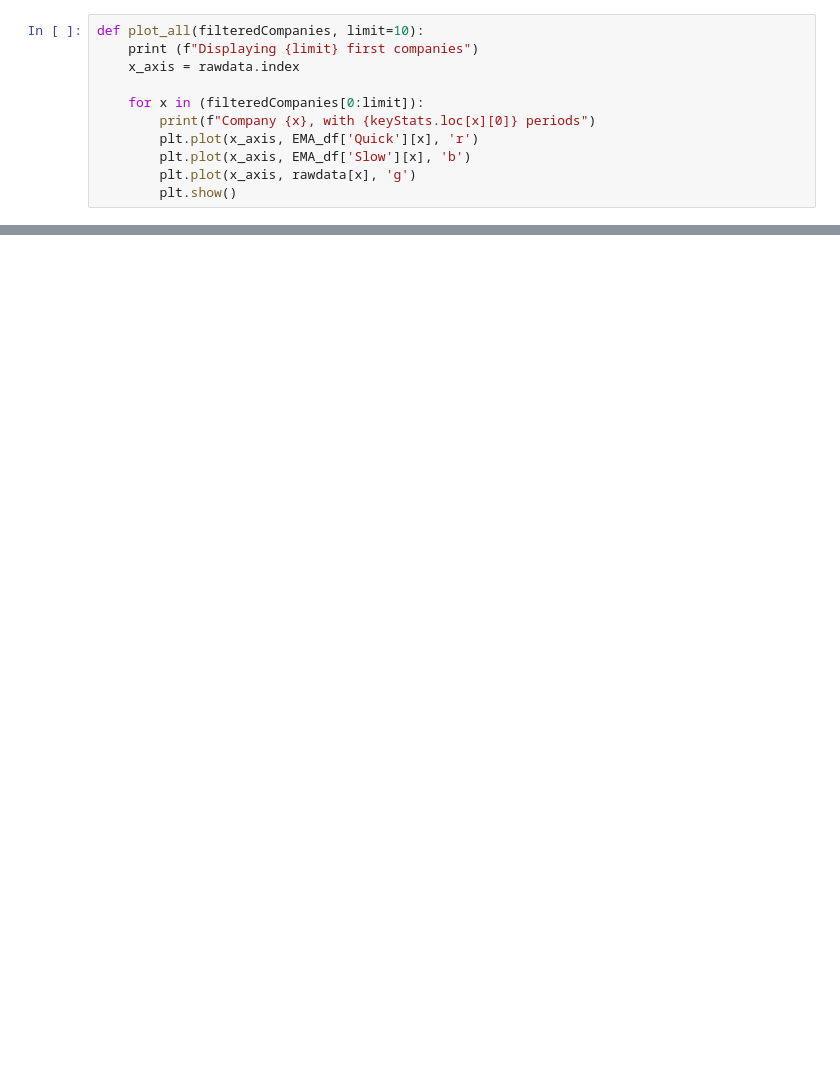
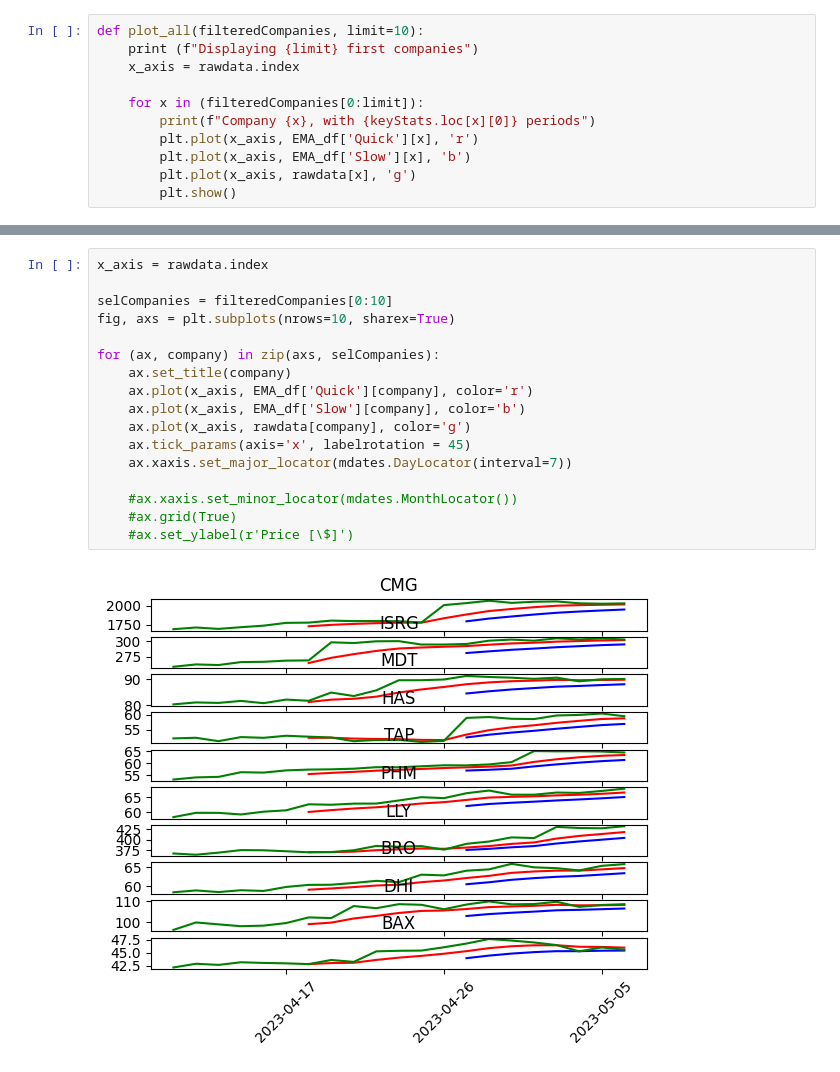
Before and after one commit to pablomleal/TA_Lib, a Jupyter notebook: index.ipynb, the cells around one changed output, grey strips where cells are left out. Cells and saved outputs as stored; diff of their text form; blank space fills up the shorter version.

```diff
--- a/index.ipynb
+++ b/index.ipynb
@@ -167 +172,20 @@ Company GE, with 37.0 periods
 ... (8 outputs left out)
+# %%
+x_axis = rawdata.index
+
+selCompanies = filteredCompanies[0:10]
+fig, axs = plt.subplots(nrows=10, sharex=True)
+
+for (ax, company) in zip(axs, selCompanies):
+    ax.set_title(company)
+    ax.plot(x_axis, EMA_df['Quick'][company], color='r')
+    ax.plot(x_axis, EMA_df['Slow'][company], color='b')
+    ax.plot(x_axis, rawdata[company], color='g')
+    ax.tick_params(axis='x', labelrotation = 45)
+    ax.xaxis.set_major_locator(mdates.DayLocator(interval=7))
+
+    #ax.xaxis.set_minor_locator(mdates.MonthLocator())
+    #ax.grid(True)
+    #ax.set_ylabel(r'Price [\$]')
+# %% [output]
+[figure, added]
```
Also changed, not shown: parts of 6 cells of this notebook, 4 other files.
